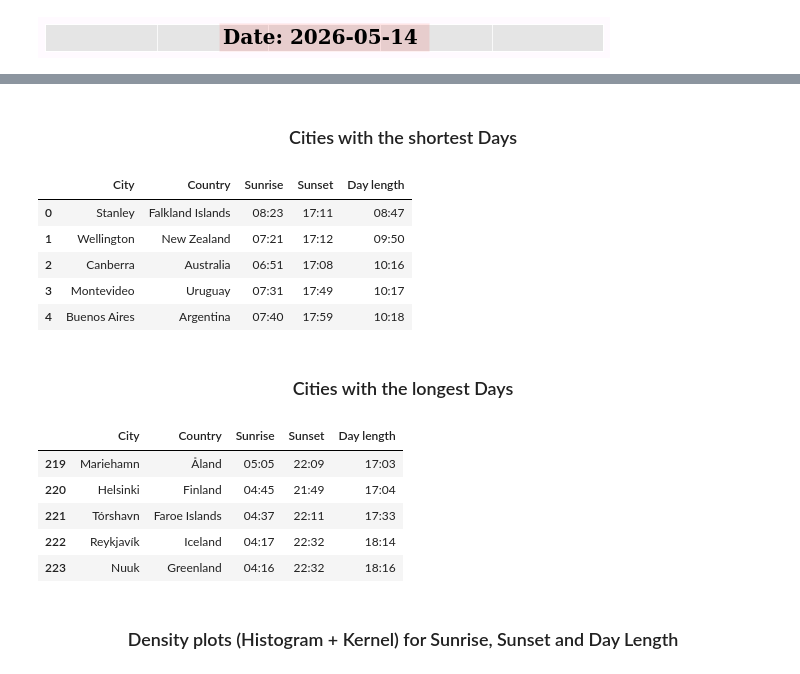
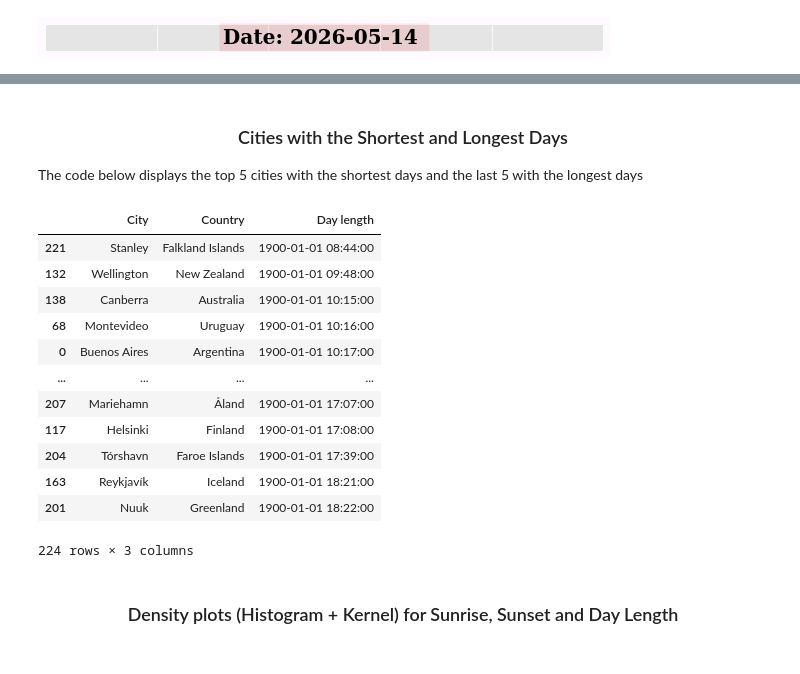
Before and after one commit to snaveerafrizvi/Sunsets-and-Sunrises, a Jupyter notebook: Sunsets_and_sunrises.ipynb, the cells around one changed output, grey strips where cells are left out. Cells and saved outputs as stored; diff of their text form; code cells hidden in the pictures.

```diff
--- a/Sunsets_and_sunrises.ipynb
+++ b/Sunsets_and_sunrises.ipynb
@@ -64,22 +75,4 @@ def sort(data):
 # %% [markdown]
-### <div style="text-align: center;"> Cities with the shortest Days </div>
+### <div style="text-align: center;"> Cities with the Shortest and Longest Days </div>
+
+The code below displays the top 5 cities with the shortest days and the last 5 with the longest days
-# %%
-sort(df).head(5)
-# %% [output]
-|  | City | Country | Sunrise | Sunset | Day length |
-| 0 | Stanley | Falkland Islands | 08:23 | 17:11 | 08:47 |
-| 1 | Wellington | New Zealand | 07:21 | 17:12 | 09:50 |
-| 2 | Canberra | Australia | 06:51 | 17:08 | 10:16 |
-| 3 | Montevideo | Uruguay | 07:31 | 17:49 | 10:17 |
-| 4 | Buenos Aires | Argentina | 07:40 | 17:59 | 10:18 |
-# %% [markdown]
-### <div style="text-align: center;"> Cities with the longest Days </div>
-# %%
-sort(df).tail(5)
-# %% [output]
-|  | City | Country | Sunrise | Sunset | Day length |
-| 219 | Mariehamn | Åland | 05:05 | 22:09 | 17:03 |
-| 220 | Helsinki | Finland | 04:45 | 21:49 | 17:04 |
-| 221 | Tórshavn | Faroe Islands | 04:37 | 22:11 | 17:33 |
-| 222 | Reykjavík | Iceland | 04:17 | 22:32 | 18:14 |
-| 223 | Nuuk | Greenland | 04:16 | 22:32 | 18:16 |
@@ -91,3 +79,19 @@ for i in times:
+# %%
+df.sort_values("Day length")[["City","Country","Day length"]]
+# %% [output]
+|  | City | Country | Day length |
+| 221 | Stanley | Falkland Islands | 1900-01-01 08:44:00 |
+| 132 | Wellington | New Zealand | 1900-01-01 09:48:00 |
+| 138 | Canberra | Australia | 1900-01-01 10:15:00 |
+| 68 | Montevideo | Uruguay | 1900-01-01 10:16:00 |
+| 0 | Buenos Aires | Argentina | 1900-01-01 10:17:00 |
+| ... | ... | ... | ... |
+| 207 | Mariehamn | Åland | 1900-01-01 17:07:00 |
+| 117 | Helsinki | Finland | 1900-01-01 17:08:00 |
+| 204 | Tórshavn | Faroe Islands | 1900-01-01 17:39:00 |
+| 163 | Reykjavík | Iceland | 1900-01-01 18:21:00 |
+| 201 | Nuuk | Greenland | 1900-01-01 18:22:00 |
+224 rows × 3 columns
 # %% [markdown]
 <div style="page-break-after: always;"> </div>
 
```
Also changed, not shown: parts of 16 cells of this notebook, 1 other file.
